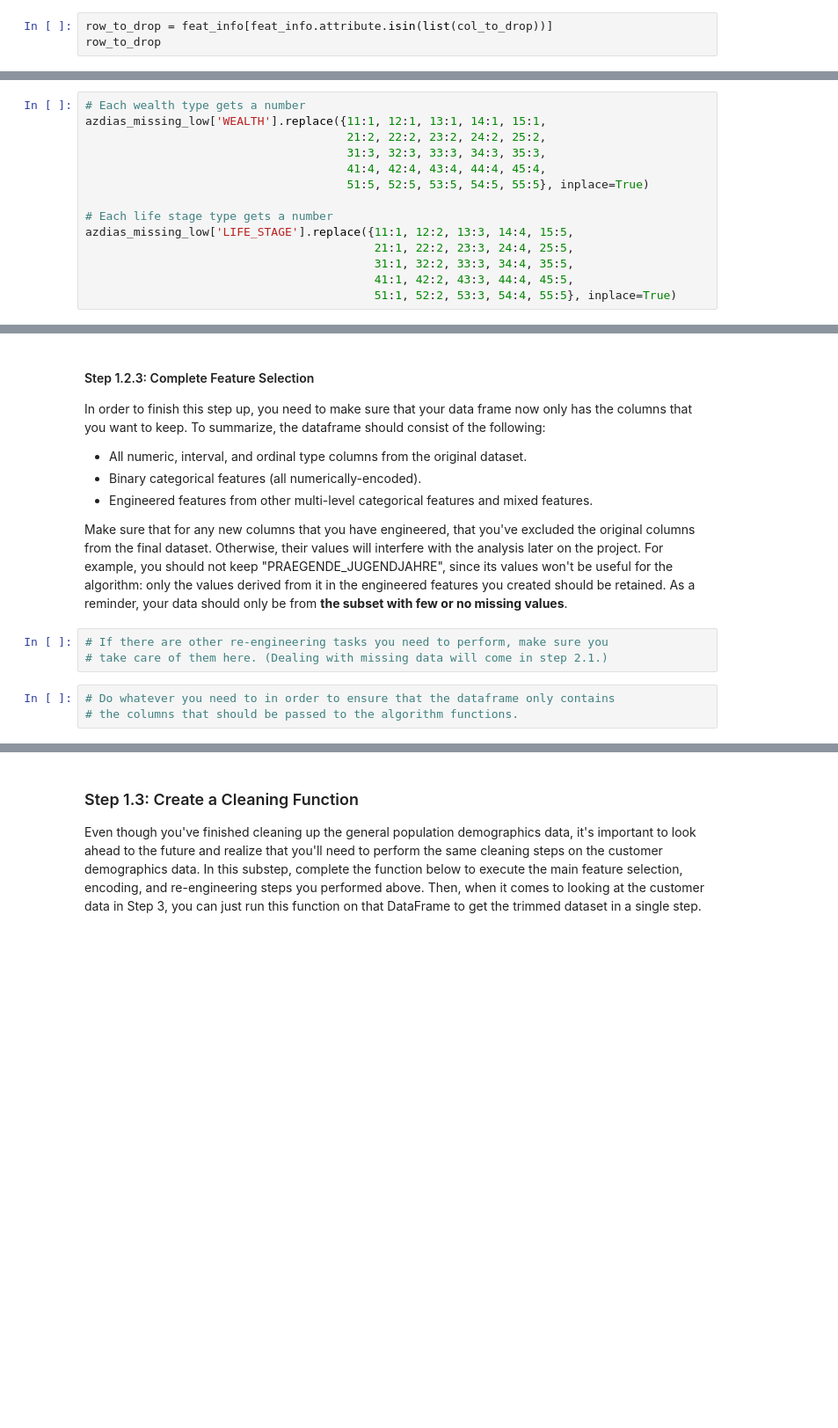
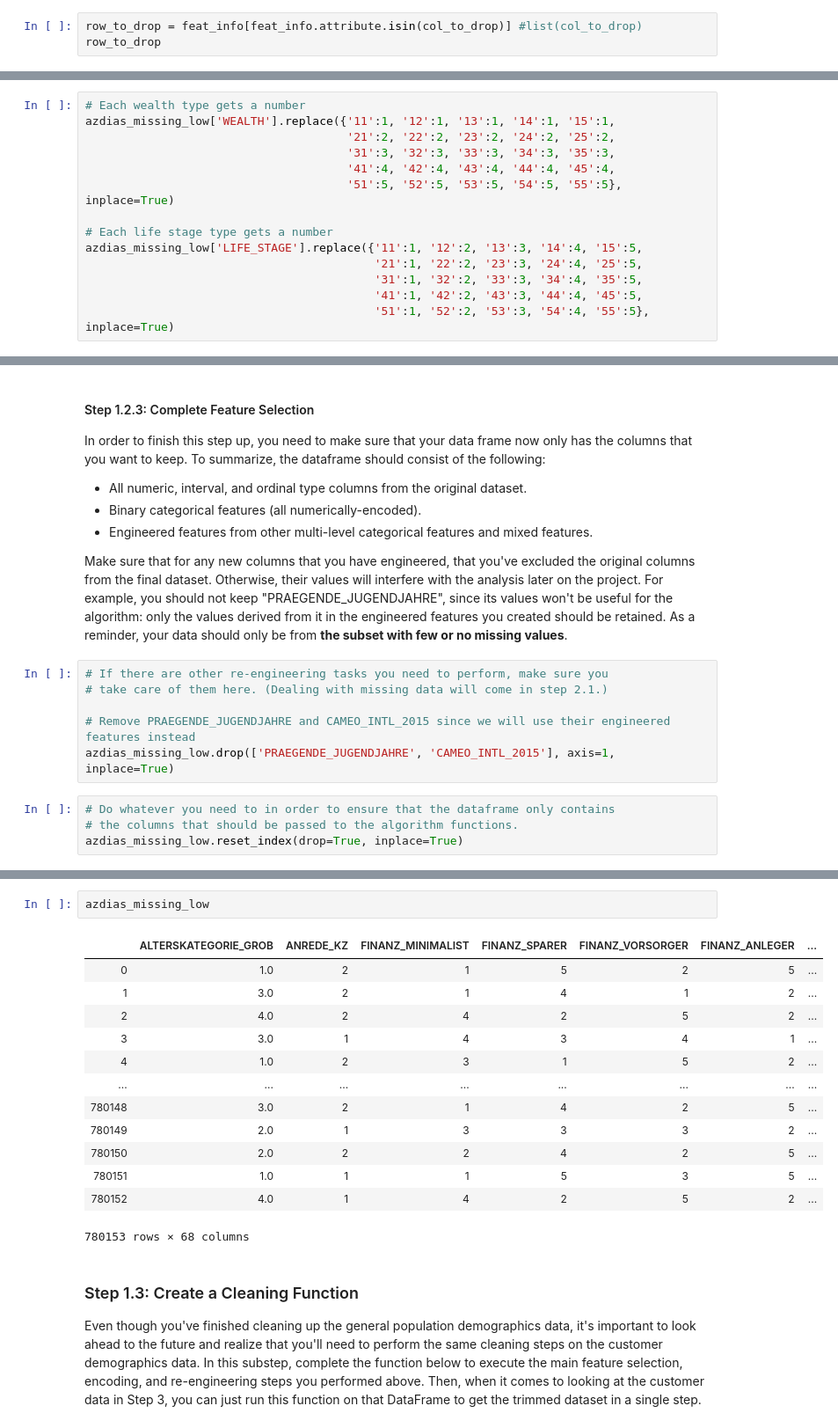
Before and after one commit to gepallas/Machine_Learning_3_Customer_Segmentation, a Jupyter notebook: Identify_Customer_Segments.ipynb, the cells around one changed output, grey strips where cells are left out. Shown: that part at 88% size. Drawn from its saved outputs; the diff is of its cells as text; blank space fills up the shorter version.

```diff
--- a/Identify_Customer_Segments.ipynb
+++ b/Identify_Customer_Segments.ipynb
@@ -595,7 +595,7 @@ We see that the majority of the values are ordinal and categorical, followed by
 
 I will re-do the calculation for the 79 columns of the clean dataset. This will not change the conclusion that most values are ordinal and categorical.
 # %%
-row_to_drop = feat_info[feat_info.attribute.isin(list(col_to_drop))]
+row_to_drop = feat_info[feat_info.attribute.isin(col_to_drop)] #list(col_to_drop)
 row_to_drop
 # %% [output]
 |  | attribute | information_level | type | missing_or_unknown |
@@ -935,14 +904,14 @@ See the caveats in the documentation: http://pandas.pydata.org/pandas-docs/stabl
 # %%
 # Each wealth type gets a number
-azdias_missing_low['WEALTH'].replace({11:1, 12:1, 13:1, 14:1, 15:1,
-                                      21:2, 22:2, 23:2, 24:2, 25:2,
-                                      31:3, 32:3, 33:3, 34:3, 35:3,
-                                      41:4, 42:4, 43:4, 44:4, 45:4,
-                                      51:5, 52:5, 53:5, 54:5, 55:5}, inplace=True)
+azdias_missing_low['WEALTH'].replace({'11':1, '12':1, '13':1, '14':1, '15':1,
+                                      '21':2, '22':2, '23':2, '24':2, '25':2,
+                                      '31':3, '32':3, '33':3, '34':3, '35':3,
+                                      '41':4, '42':4, '43':4, '44':4, '45':4,
+                                      '51':5, '52':5, '53':5, '54':5, '55':5}, inplace=True)
 
 # Each life stage type gets a number
-azdias_missing_low['LIFE_STAGE'].replace({11:1, 12:2, 13:3, 14:4, 15:5,
-                                          21:1, 22:2, 23:3, 24:4, 25:5,
-                                          31:1, 32:2, 33:3, 34:4, 35:5,
-                                          41:1, 42:2, 43:3, 44:4, 45:5,
-                                          51:1, 52:2, 53:3, 54:4, 55:5}, inplace=True)
+azdias_missing_low['LIFE_STAGE'].replace({'11':1, '12':2, '13':3, '14':4, '15':5,
+                                          '21':1, '22':2, '23':3, '24':4, '25':5,
+                                          '31':1, '32':2, '33':3, '34':4, '35':5,
+                                          '41':1, '42':2, '43':3, '44':4, '45':5,
+                                          '51':1, '52':2, '53':3, '54':4, '55':5}, inplace=True)
@@ -979,6 +939,10 @@ Make sure that for any new columns that you have engineered, that you've exclude
 # %%
 # If there are other re-engineering tasks you need to perform, make sure you
 # take care of them here. (Dealing with missing data will come in step 2.1.)
+
+# Remove PRAEGENDE_JUGENDJAHRE and CAMEO_INTL_2015 since we will use their engineered features instead
+azdias_missing_low.drop(['PRAEGENDE_JUGENDJAHRE', 'CAMEO_INTL_2015'], axis=1, inplace=True)
 # %%
 # Do whatever you need to in order to ensure that the dataframe only contains
 # the columns that should be passed to the algorithm functions.
+azdias_missing_low.reset_index(drop=True, inplace=True)
@@ -985,3 +969,19 @@ Make sure that for any new columns that you have engineered, that you've exclude
+# %%
+azdias_missing_low
+# %% [output]
+|  | ALTERSKATEGORIE_GROB | ANREDE_KZ | FINANZ_MINIMALIST | FINANZ_SPARER | FINANZ_VORSORGER | FINANZ_ANLEGER | ... |
+| 0 | 1.0 | 2 | 1 | 5 | 2 | 5 | ... |
+| 1 | 3.0 | 2 | 1 | 4 | 1 | 2 | ... |
+| 2 | 4.0 | 2 | 4 | 2 | 5 | 2 | ... |
+| 3 | 3.0 | 1 | 4 | 3 | 4 | 1 | ... |
+| 4 | 1.0 | 2 | 3 | 1 | 5 | 2 | ... |
+| ... | ... | ... | ... | ... | ... | ... | ... |
+| 780148 | 3.0 | 2 | 1 | 4 | 2 | 5 | ... |
+| 780149 | 2.0 | 1 | 3 | 3 | 3 | 2 | ... |
+| 780150 | 2.0 | 2 | 2 | 4 | 2 | 5 | ... |
+| 780151 | 1.0 | 1 | 1 | 5 | 3 | 5 | ... |
+| 780152 | 4.0 | 1 | 4 | 2 | 5 | 2 | ... |
+780153 rows × 68 columns
 # %% [markdown]
 ### Step 1.3: Create a Cleaning Function
 
```
Also changed, not shown: parts of 14 cells of this notebook.
